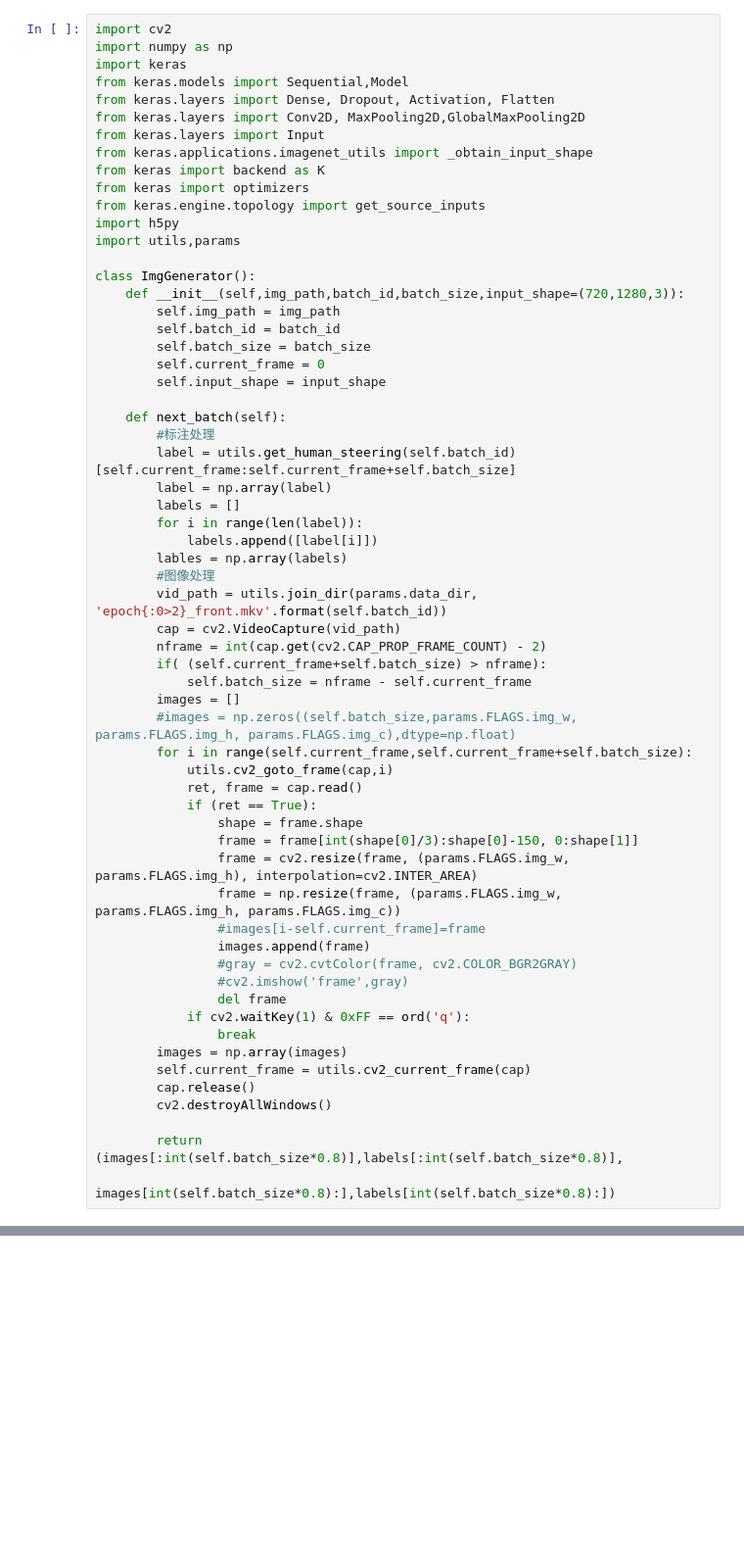
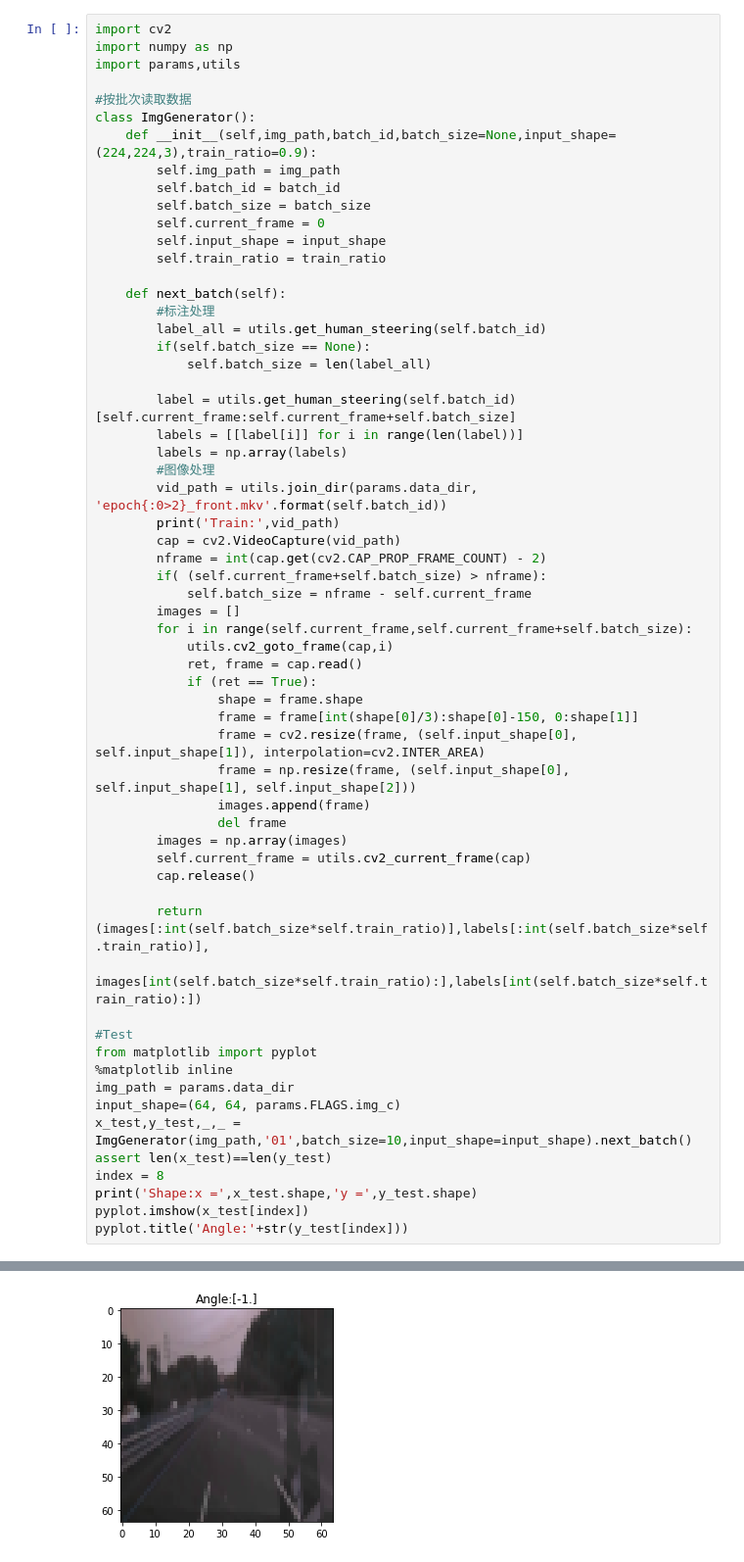
Before and after one commit to meizeidexzh/machinelearning-1, a Jupyter notebook: deep_tesla/deeptesla.ipynb, the cells around one changed output, grey strips where cells are left out. Shown at 98% size. Saved outputs shown, nothing was run; the diff lists cells and outputs as text; blank space fills up the shorter version.

```diff
--- a/deep_tesla/deeptesla.ipynb
+++ b/deep_tesla/deeptesla.ipynb
@@ -1,62 +1,61 @@
 # %%
 import cv2
 import numpy as np
-import keras
-from keras.models import Sequential,Model
-from keras.layers import Dense, Dropout, Activation, Flatten
-from keras.layers import Conv2D, MaxPooling2D,GlobalMaxPooling2D
-from keras.layers import Input
-from keras.applications.imagenet_utils import _obtain_input_shape
-from keras import backend as K
-from keras import optimizers
-from keras.engine.topology import get_source_inputs
-import h5py
-import utils,params
+import params,utils
 
+#按批次读取数据
 class ImgGenerator():
-    def __init__(self,img_path,batch_id,batch_size,input_shape=(720,1280,3)):
+    def __init__(self,img_path,batch_id,batch_size=None,input_shape=(224,224,3),train_ratio=0.9):
         self.img_path = img_path
         self.batch_id = batch_id
         self.batch_size = batch_size
         self.current_frame = 0
         self.input_shape = input_shape
+        self.train_ratio = train_ratio
 
     def next_batch(self):
         #标注处理
+        label_all = utils.get_human_steering(self.batch_id)
+        if(self.batch_size == None):
+            self.batch_size = len(label_all)
+
         label = utils.get_human_steering(self.batch_id)[self.current_frame:self.current_frame+self.batch_size]
-        label = np.array(label)
-        labels = []
-        for i in range(len(label)):
-            labels.append([label[i]])
-        lables = np.array(labels)
+        labels = [[label[i]] for i in range(len(label))]
+        labels = np.array(labels)
         #图像处理
         vid_path = utils.join_dir(params.data_dir, 'epoch{:0>2}_front.mkv'.format(self.batch_id))
+        print('Train:',vid_path)
         cap = cv2.VideoCapture(vid_path)
         nframe = int(cap.get(cv2.CAP_PROP_FRAME_COUNT) - 2)
         if( (self.current_frame+self.batch_size) > nframe):
             self.batch_size = nframe - self.current_frame
         images = []
-        #images = np.zeros((self.batch_size,params.FLAGS.img_w, params.FLAGS.img_h, params.FLAGS.img_c),dtype=np.float)
         for i in range(self.current_frame,self.current_frame+self.batch_size):
             utils.cv2_goto_frame(cap,i)
             ret, frame = cap.read()
             if (ret == True):
                 shape = frame.shape
                 frame = frame[int(shape[0]/3):shape[0]-150, 0:shape[1]]
-                frame = cv2.resize(frame, (params.FLAGS.img_w, params.FLAGS.img_h), interpolation=cv2.INTER_AREA)
-                frame = np.resize(frame, (params.FLAGS.img_w, params.FLAGS.img_h, params.FLAGS.img_c))
-                #images[i-self.current_frame]=frame
+                frame = cv2.resize(frame, (self.input_shape[0], self.input_shape[1]), interpolation=cv2.INTER_AREA)
+                frame = np.resize(frame, (self.input_shape[0], self.input_shape[1], self.input_shape[2]))
                 images.append(frame)
-                #gray = cv2.cvtColor(frame, cv2.COLOR_BGR2GRAY)
-                #cv2.imshow('frame',gray)
                 del frame
-            if cv2.waitKey(1) & 0xFF == ord('q'):
-                break
         images = np.array(images)
         self.current_frame = utils.cv2_current_frame(cap)
         cap.release()
-        cv2.destroyAllWindows()
 
-        return (images[:int(self.batch_size*0.8)],labels[:int(self.batch_size*0.8)],
-                images[int(self.batch_size*0.8):],labels[int(self.batch_size*0.8):])
+        return (images[:int(self.batch_size*self.train_ratio)],labels[:int(self.batch_size*self.train_ratio)],
+                images[int(self.batch_size*self.train_ratio):],labels[int(self.batch_size*self.train_ratio):])
+
+#Test
+from matplotlib import pyplot
+%matplotlib inline
+img_path = params.data_dir
+input_shape=(64, 64, params.FLAGS.img_c)
+x_test,y_test,_,_ = ImgGenerator(img_path,'01',batch_size=10,input_shape=input_shape).next_batch()
+assert len(x_test)==len(y_test)
+index = 8
+print('Shape:x =',x_test.shape,'y =',y_test.shape)
+pyplot.imshow(x_test[index])
+pyplot.title('Angle:'+str(y_test[index]))
 # %% [output]
@@ -64 +65,2 @@ Using TensorFlow backend.
+[figure, added]
 # %%
```
Also changed, not shown: parts of 9 cells of this notebook.
